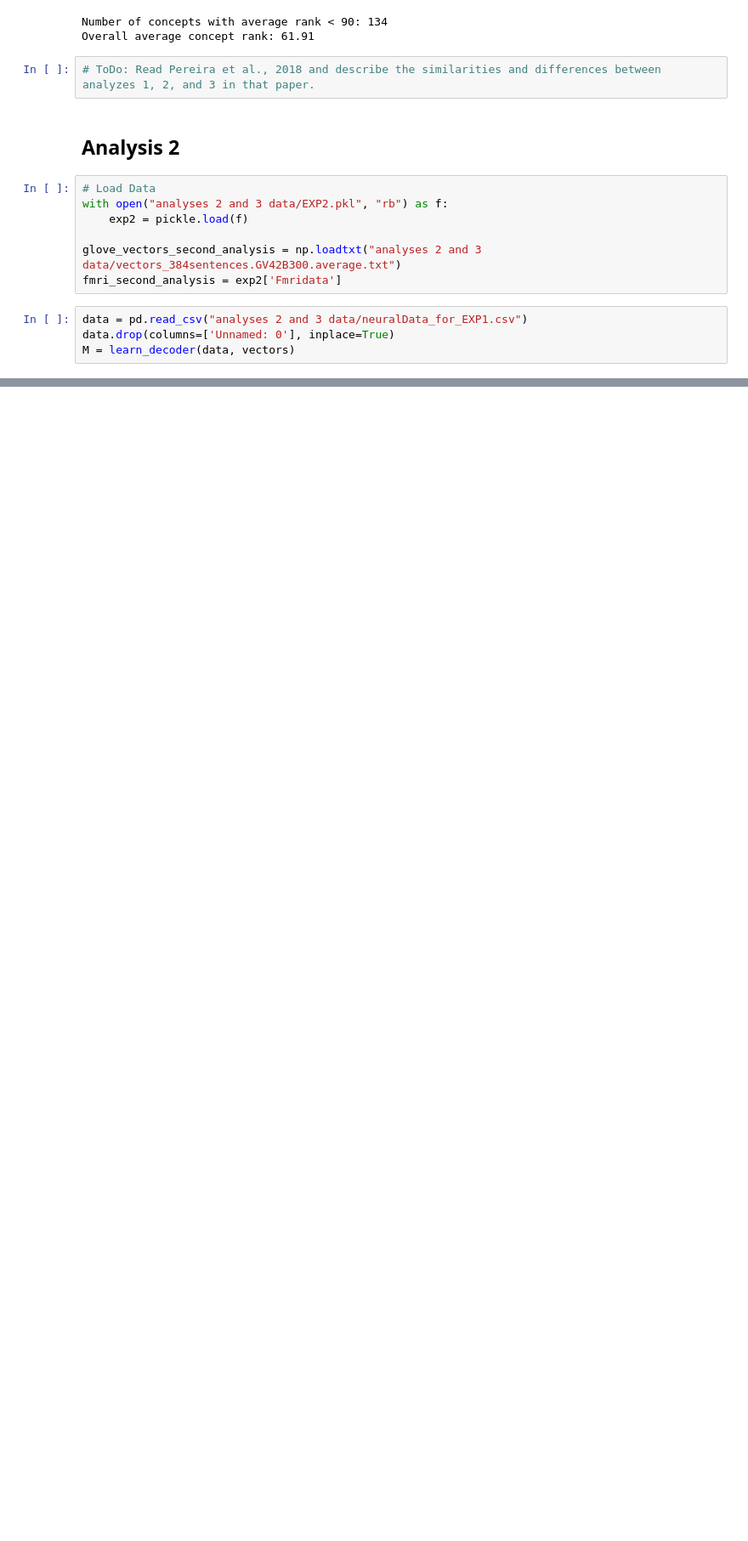
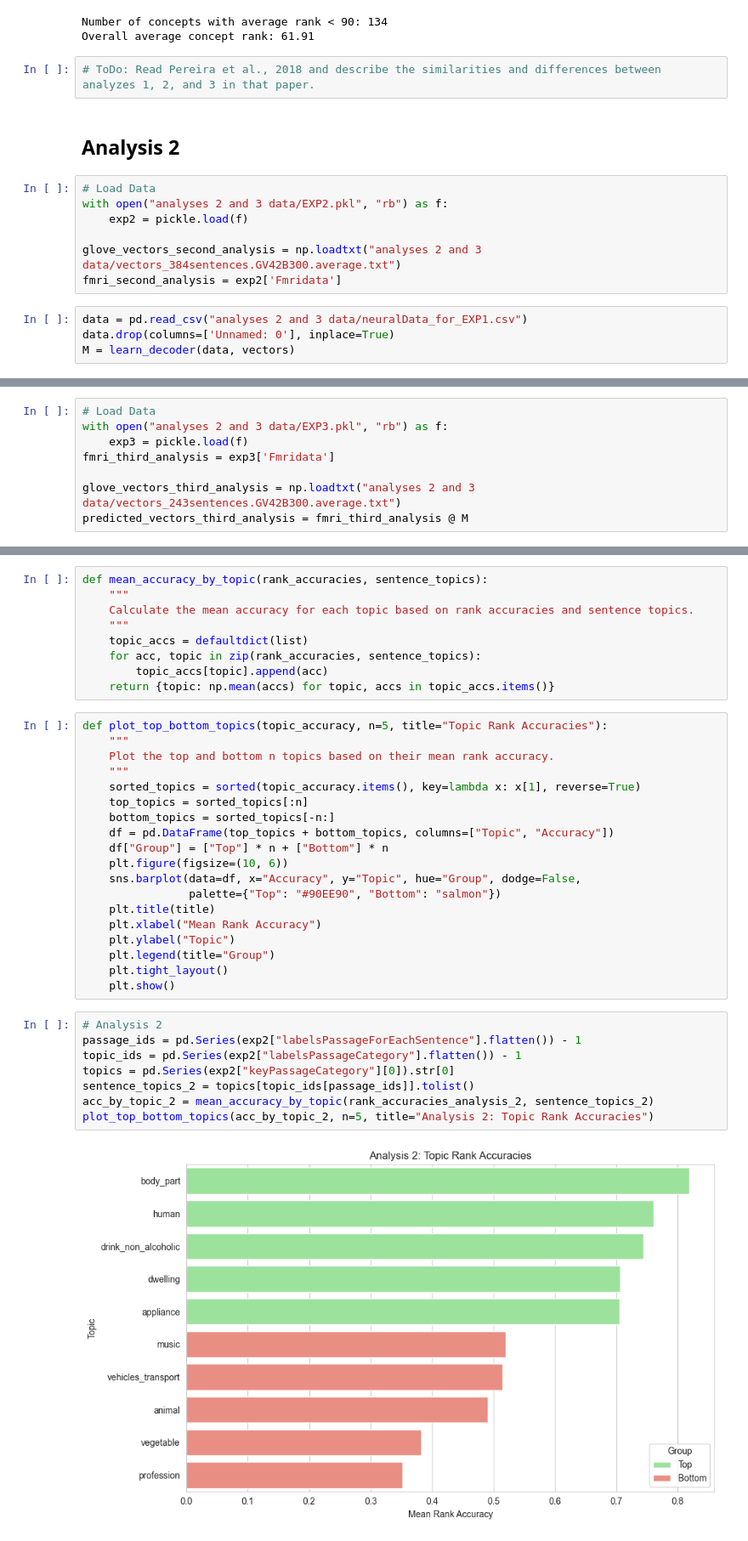
Before and after one commit to cohen-or-github/cognition_final_project, a Jupyter notebook: Task 1 sentence decoding.ipynb, the cells around one changed output, grey strips where cells are left out. Shown at 85% size. Saved outputs shown, nothing was run; the diff lists cells and outputs as text; blank space fills up the shorter version.

```diff
--- a/Task 1 sentence decoding.ipynb
+++ b/Task 1 sentence decoding.ipynb
@@ -188,0 +193,8 @@ Mean Rank Accuracy for analysis 2: 0.5929
+# %%
+# Load Data
+with open("analyses 2 and 3 data/EXP3.pkl", "rb") as f:
+    exp3 = pickle.load(f)
+fmri_third_analysis = exp3['Fmridata']
+
+glove_vectors_third_analysis = np.loadtxt("analyses 2 and 3 data/vectors_243sentences.GV42B300.average.txt")
+predicted_vectors_third_analysis = fmri_third_analysis @ M
@@ -188,0 +215,38 @@ Mean Rank Accuracy for analysis 2: 0.5929
+# %%
+def mean_accuracy_by_topic(rank_accuracies, sentence_topics):
+    """
+    Calculate the mean accuracy for each topic based on rank accuracies and sentence topics.
+    """
+    topic_accs = defaultdict(list)
+    for acc, topic in zip(rank_accuracies, sentence_topics):
+        topic_accs[topic].append(acc)
+    return {topic: np.mean(accs) for topic, accs in topic_accs.items()}
+# %%
+def plot_top_bottom_topics(topic_accuracy, n=5, title="Topic Rank Accuracies"):
+    """
+    Plot the top and bottom n topics based on their mean rank accuracy.
+    """
+    sorted_topics = sorted(topic_accuracy.items(), key=lambda x: x[1], reverse=True)
+    top_topics = sorted_topics[:n]
+    bottom_topics = sorted_topics[-n:]
+    df = pd.DataFrame(top_topics + bottom_topics, columns=["Topic", "Accuracy"])
+    df["Group"] = ["Top"] * n + ["Bottom"] * n
+    plt.figure(figsize=(10, 6))
+    sns.barplot(data=df, x="Accuracy", y="Topic", hue="Group", dodge=False,
+                palette={"Top": "#90EE90", "Bottom": "salmon"})
+    plt.title(title)
+    plt.xlabel("Mean Rank Accuracy")
+    plt.ylabel("Topic")
+    plt.legend(title="Group")
+    plt.tight_layout()
+    plt.show()
+# %%
+# Analysis 2
+passage_ids = pd.Series(exp2["labelsPassageForEachSentence"].flatten()) - 1
+topic_ids = pd.Series(exp2["labelsPassageCategory"].flatten()) - 1
+topics = pd.Series(exp2["keyPassageCategory"][0]).str[0]
+sentence_topics_2 = topics[topic_ids[passage_ids]].tolist()
+acc_by_topic_2 = mean_accuracy_by_topic(rank_accuracies_analysis_2, sentence_topics_2)
+plot_top_bottom_topics(acc_by_topic_2, n=5, title="Analysis 2: Topic Rank Accuracies")
+# %% [output]
+[figure, added]
```
Also changed, not shown: parts of 7 cells of this notebook.
